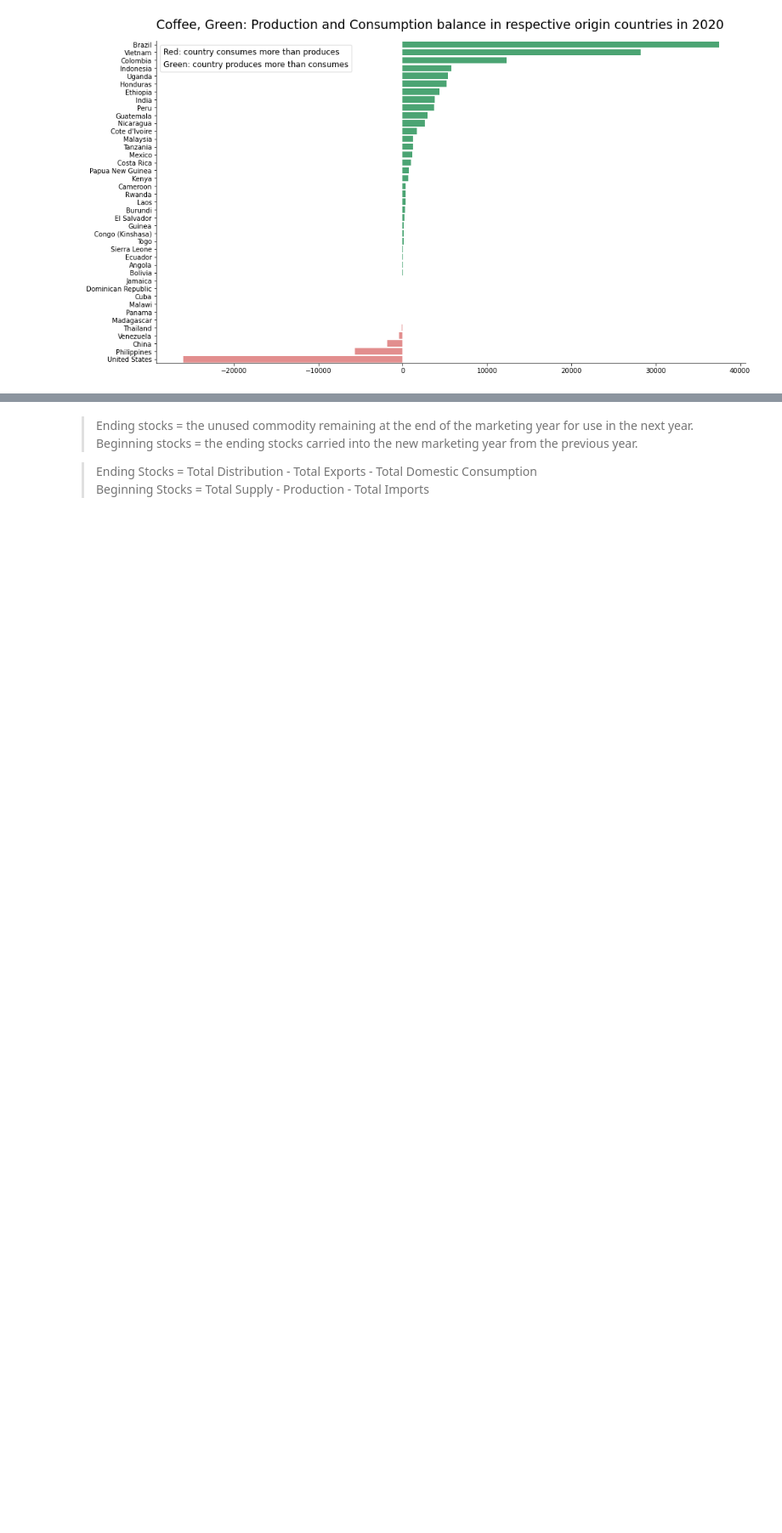
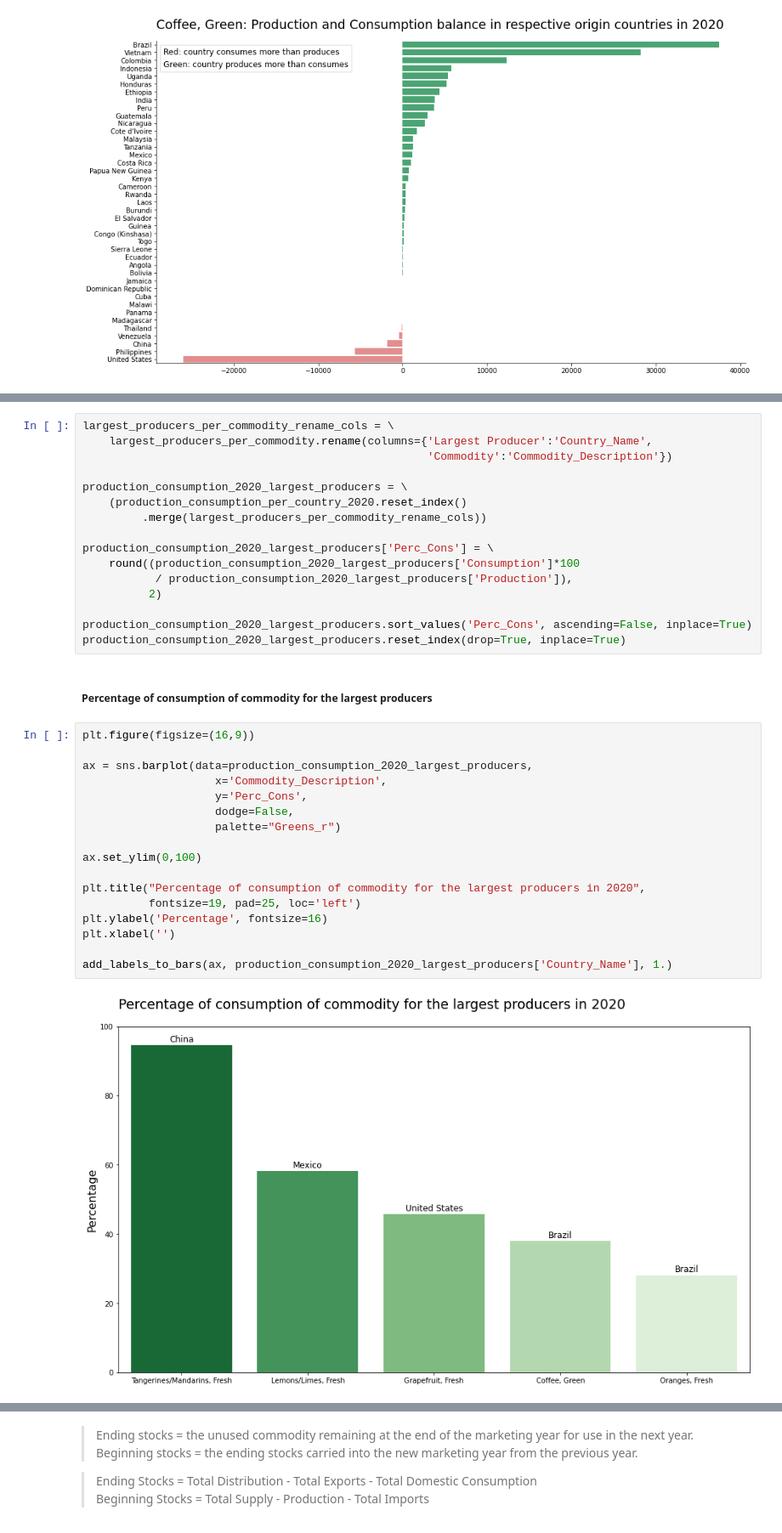
Before and after one commit to gabrielatrindade/commodities_analysis, a Jupyter notebook: 5_commodities_visualization.ipynb, the cells around one changed output, grey strips where cells are left out. Shown at 85% size. Saved outputs shown, nothing was run; the diff lists cells and outputs as text; blank space fills up the shorter version.

```diff
--- a/5_commodities_visualization.ipynb
+++ b/5_commodities_visualization.ipynb
@@ -329 +346,38 @@ for commodity in commodities_to_explore:
+# %%
+largest_producers_per_commodity_rename_cols = \
+    largest_producers_per_commodity.rename(columns={'Largest Producer':'Country_Name',
+                                                    'Commodity':'Commodity_Description'})
+
+production_consumption_2020_largest_producers = \
+    (production_consumption_per_country_2020.reset_index()
+         .merge(largest_producers_per_commodity_rename_cols))
+
+production_consumption_2020_largest_producers['Perc_Cons'] = \
+    round((production_consumption_2020_largest_producers['Consumption']*100
+           / production_consumption_2020_largest_producers['Production']),
+          2)
+
+production_consumption_2020_largest_producers.sort_values('Perc_Cons', ascending=False, inplace=True)
+production_consumption_2020_largest_producers.reset_index(drop=True, inplace=True)
+# %% [markdown]
+##### Percentage of consumption of commodity for the largest producers
+# %%
+plt.figure(figsize=(16,9))
+
+ax = sns.barplot(data=production_consumption_2020_largest_producers,
+                    x='Commodity_Description',
+                    y='Perc_Cons',
+                    dodge=False,
+                    palette="Greens_r")
+
+ax.set_ylim(0,100)
+
+plt.title("Percentage of consumption of commodity for the largest producers in 2020",
+          fontsize=19, pad=25, loc='left')
+plt.ylabel('Percentage', fontsize=16)
+plt.xlabel('')
+
+add_labels_to_bars(ax, production_consumption_2020_largest_producers['Country_Name'], 1.)
+# %% [output]
+[figure, added]
 # %% [markdown]
```
Also changed, not shown: parts of 9 cells of this notebook.
